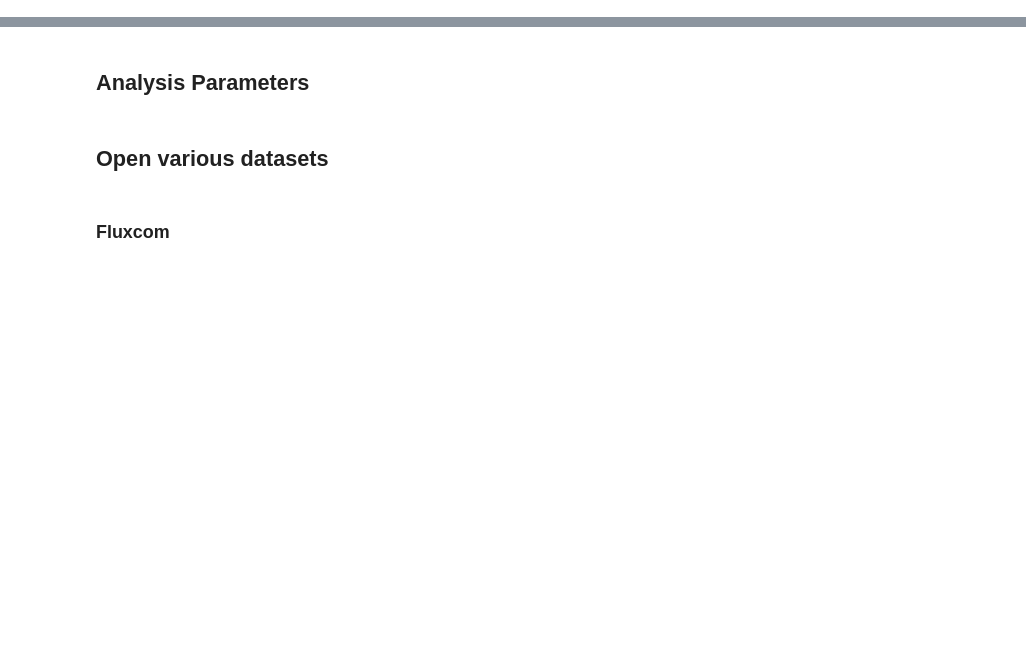
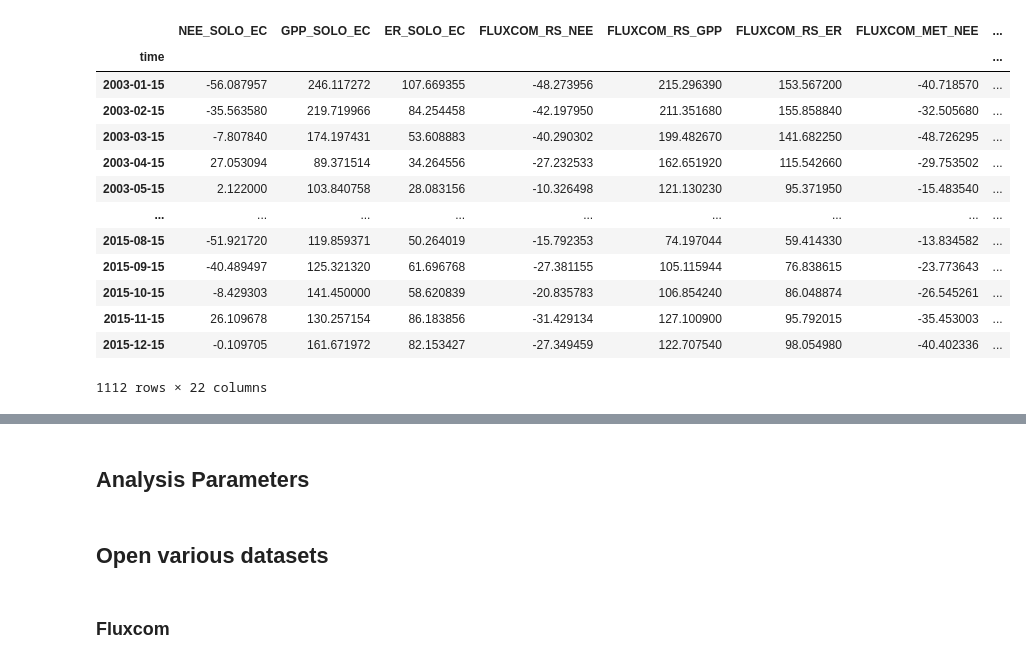
Before and after one commit to cbur24/NEE_modelling, a Jupyter notebook: 8_Harmonize_products.ipynb, the cells around one changed output, grey strips where cells are left out. Cells and saved outputs as stored; diff of their text form; code cells hidden in the pictures; blank space fills up the shorter version.

```diff
--- a/8_Harmonize_products.ipynb
+++ b/8_Harmonize_products.ipynb
@@ -2,0 +86,28 @@
+# %%
+df = df[['NEE_SOLO_EC', 'GPP_SOLO_EC', 'ER_SOLO_EC',
+         'FLUXCOM_RS_NEE','FLUXCOM_RS_GPP', 'FLUXCOM_RS_ER',
+         'FLUXCOM_MET_NEE','FLUXCOM_MET_GPP', 'FLUXCOM_MET_ER',
+         'CABLE_BIOS_NEE', 'CABLE_BIOS_GPP', 'CABLE_BIOS_ER',
+         'CABLE_POP_NEE', 'CABLE_POP_GPP', 'CABLE_POP_ER',
+         'GOSIF_GPP', 'DIFFUSE_GPP', 'MODIS_GPP',
+         'This_Study_NEE', 'This_Study_GPP', 'This_Study_ER',
+         'site'
+        ]]
+
+df = df.dropna()
+df
+# %% [output]
+|  | NEE_SOLO_EC | GPP_SOLO_EC | ER_SOLO_EC | FLUXCOM_RS_NEE | FLUXCOM_RS_GPP | FLUXCOM_RS_ER | FLUXCOM_MET_NEE | ... |
+| time |  |  |  |  |  |  |  | ... |
+| 2003-01-15 | -56.087957 | 246.117272 | 107.669355 | -48.273956 | 215.296390 | 153.567200 | -40.718570 | ... |
+| 2003-02-15 | -35.563580 | 219.719966 | 84.254458 | -42.197950 | 211.351680 | 155.858840 | -32.505680 | ... |
+| 2003-03-15 | -7.807840 | 174.197431 | 53.608883 | -40.290302 | 199.482670 | 141.682250 | -48.726295 | ... |
+| 2003-04-15 | 27.053094 | 89.371514 | 34.264556 | -27.232533 | 162.651920 | 115.542660 | -29.753502 | ... |
+| 2003-05-15 | 2.122000 | 103.840758 | 28.083156 | -10.326498 | 121.130230 | 95.371950 | -15.483540 | ... |
+| ... | ... | ... | ... | ... | ... | ... | ... | ... |
+| 2015-08-15 | -51.921720 | 119.859371 | 50.264019 | -15.792353 | 74.197044 | 59.414330 | -13.834582 | ... |
+| 2015-09-15 | -40.489497 | 125.321320 | 61.696768 | -27.381155 | 105.115944 | 76.838615 | -23.773643 | ... |
+| 2015-10-15 | -8.429303 | 141.450000 | 58.620839 | -20.835783 | 106.854240 | 86.048874 | -26.545261 | ... |
+| 2015-11-15 | 26.109678 | 130.257154 | 86.183856 | -31.429134 | 127.100900 | 95.792015 | -35.453003 | ... |
+| 2015-12-15 | -0.109705 | 161.671972 | 82.153427 | -27.349459 | 122.707540 | 98.054980 | -40.402336 | ... |
+1112 rows × 22 columns
```
Also changed, not shown: parts of 19 cells of this notebook, 14 other files.
